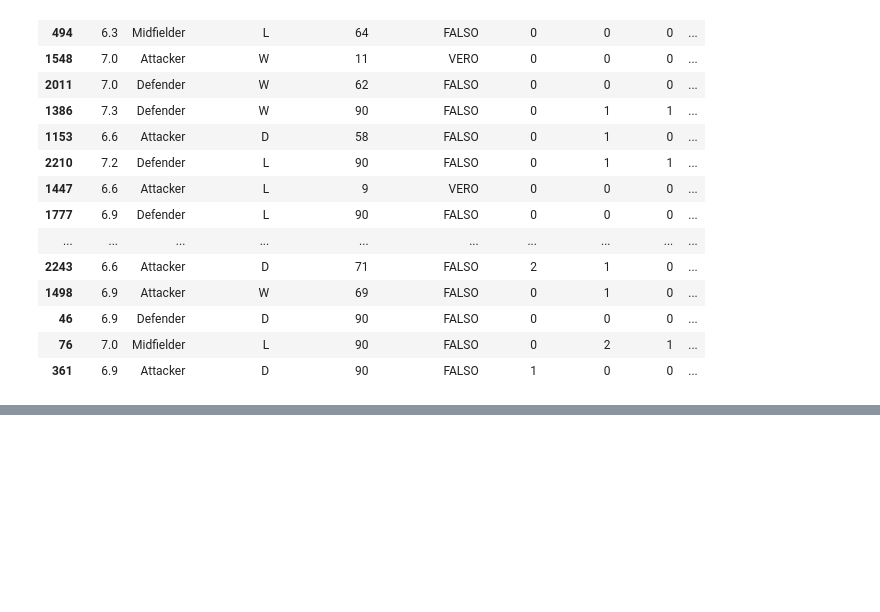
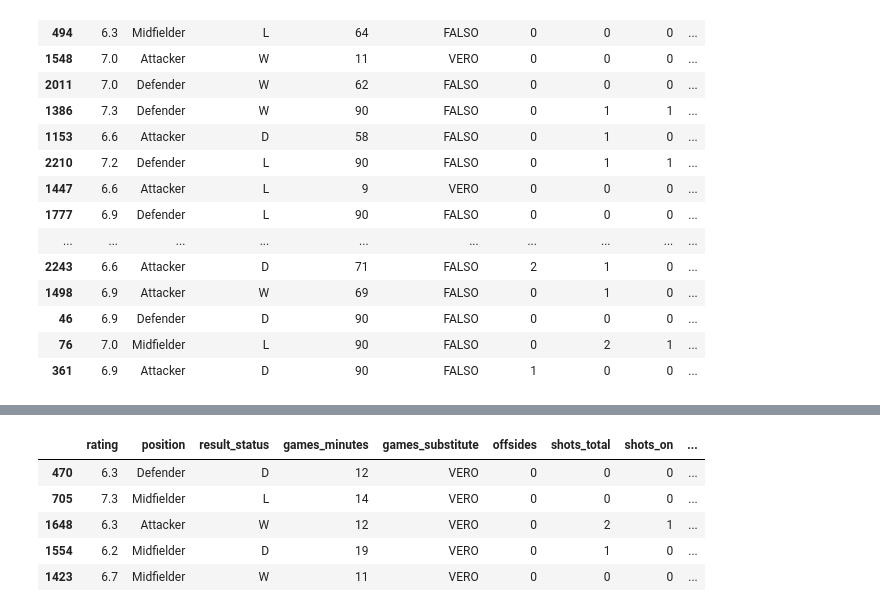
Before and after one commit to FrankMaverick/fantacalcio-rating-optimizer, a Jupyter notebook: 07_solution_v4.ipynb, the cells around one changed output, grey strips where cells are left out. Saved outputs shown, nothing was run; the diff lists cells and outputs as text; code cells hidden in the pictures; blank space fills up the shorter version.

```diff
--- a/07_solution_v4.ipynb
+++ b/07_solution_v4.ipynb
@@ -457,3 +459,13 @@ df[(abs(df['rating_diff']) > 1)].head(50)
+# %%
+df[(abs(df['rating_diff']) >= 1) & (df['games_minutes'] < 20)].head(50)
+#df[(abs(df['rating_diff']) >= 1) & (df['games_minutes'] < 20)][non_significant_columns].sum(axis=1) #.head(50)
+# %% [output]
+|  | rating | position | result_status | games_minutes | games_substitute | offsides | shots_total | shots_on | ... |
+| 470 | 6.3 | Defender | D | 12 | VERO | 0 | 0 | 0 | ... |
+| 705 | 7.3 | Midfielder | L | 14 | VERO | 0 | 0 | 0 | ... |
+| 1648 | 6.3 | Attacker | W | 12 | VERO | 0 | 2 | 1 | ... |
+| 1554 | 6.2 | Midfielder | D | 19 | VERO | 0 | 1 | 0 | ... |
+| 1423 | 6.7 | Midfielder | W | 11 | VERO | 0 | 0 | 0 | ... |
 # %%
 # Perc di record con rating_diff > 1
 print("% rec con rating_diff > 1: ", len(df[(abs(df['rating_diff']) > 1)]) / len(df) * 100)
```
Also changed, not shown: parts of 11 cells of this notebook, 1 other file.
